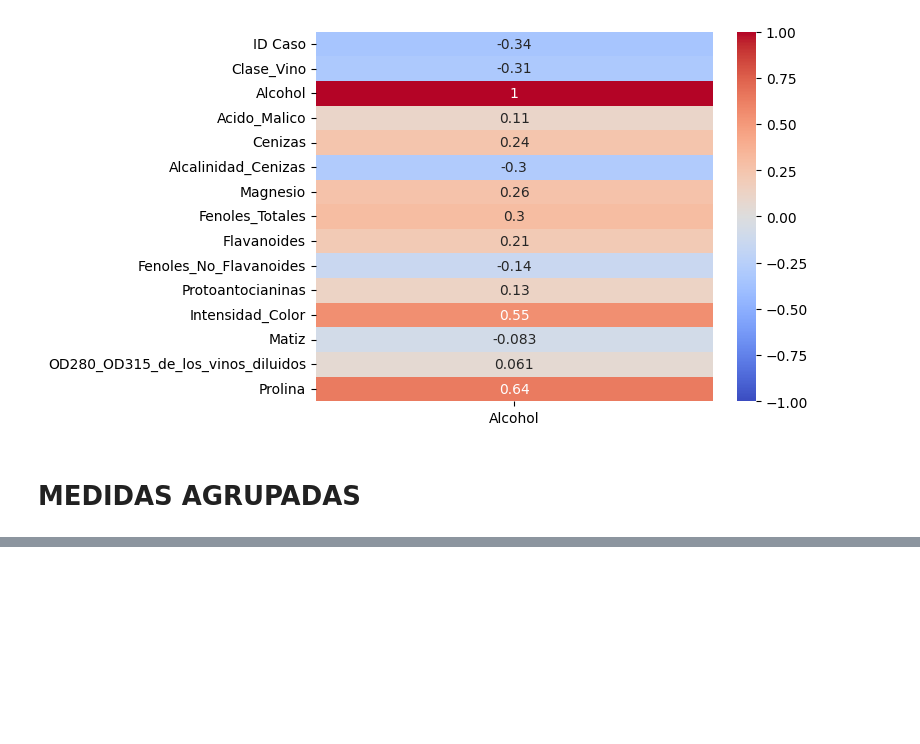
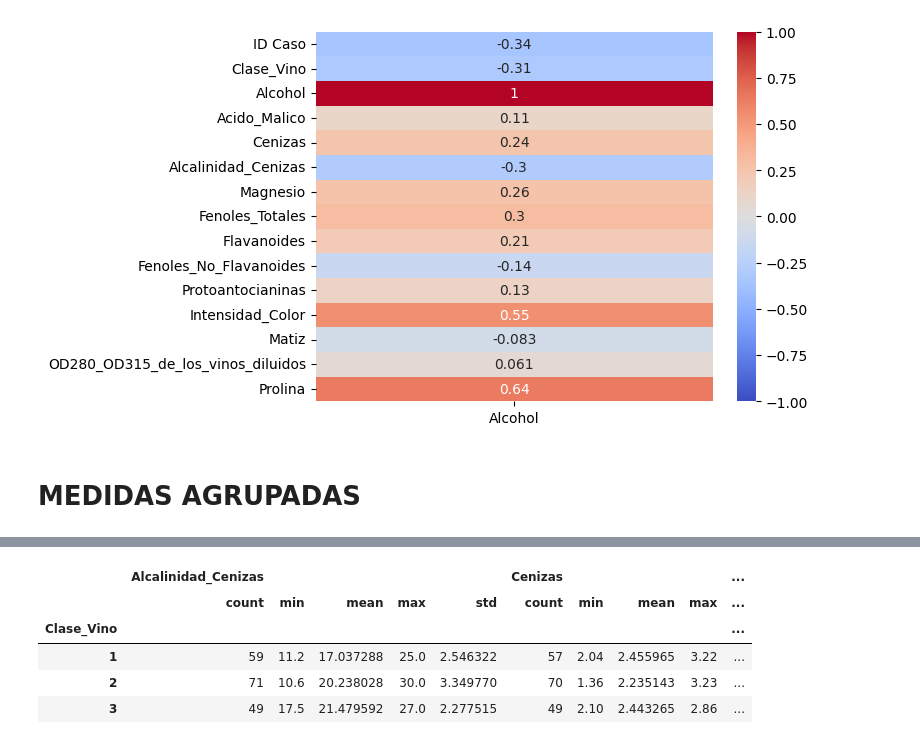
Before and after one commit to Juanesalamanca/TALLER-2, a Jupyter notebook: Taller2.ipynb, the cells around one changed output, grey strips where cells are left out. Saved outputs shown, nothing was run; the diff lists cells and outputs as text; code cells hidden in the pictures; blank space fills up the shorter version.

```diff
--- a/Taller2.ipynb
+++ b/Taller2.ipynb
@@ -188,0 +195,9 @@ Hola
+# %%
+df.groupby("Clase_Vino")[["Alcalinidad_Cenizas","Cenizas"]].agg(["count","min","mean","max","std"])
+# %% [output]
+|  | Alcalinidad_Cenizas |  |  |  |  | Cenizas |  |  |  | ... |
+|  | count | min | mean | max | std | count | min | mean | max | ... |
+| Clase_Vino |  |  |  |  |  |  |  |  |  | ... |
+| 1 | 59 | 11.2 | 17.037288 | 25.0 | 2.546322 | 57 | 2.04 | 2.455965 | 3.22 | ... |
+| 2 | 71 | 10.6 | 20.238028 | 30.0 | 3.349770 | 70 | 1.36 | 2.235143 | 3.23 | ... |
+| 3 | 49 | 17.5 | 21.479592 | 27.0 | 2.277515 | 49 | 2.10 | 2.443265 | 2.86 | ... |
```
Also changed, not shown: parts of 2 cells of this notebook.
